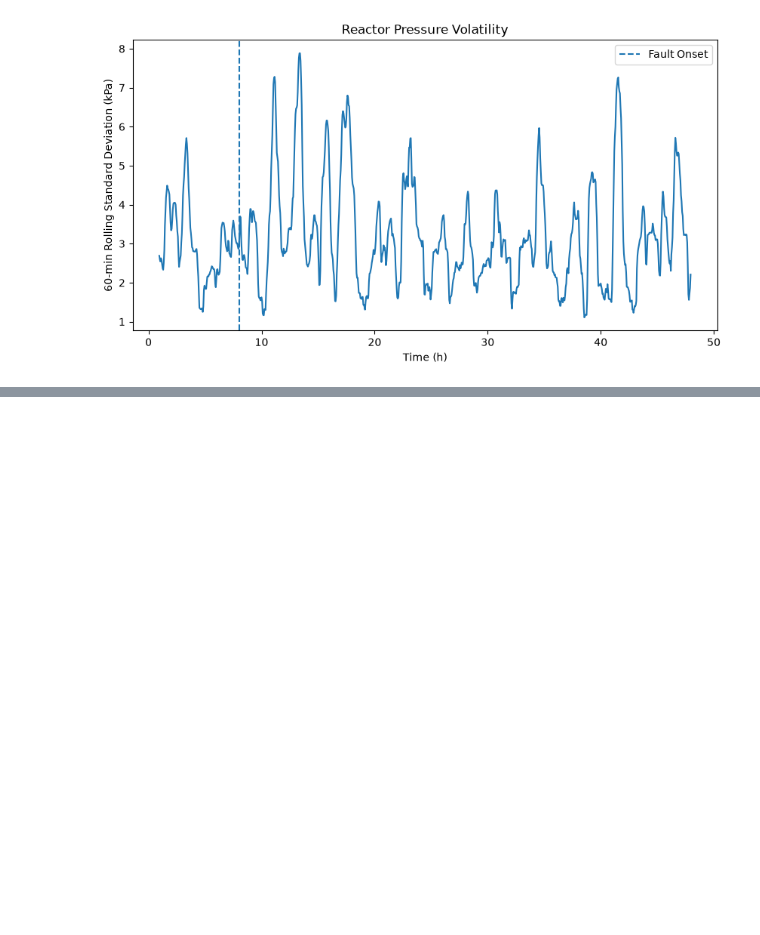
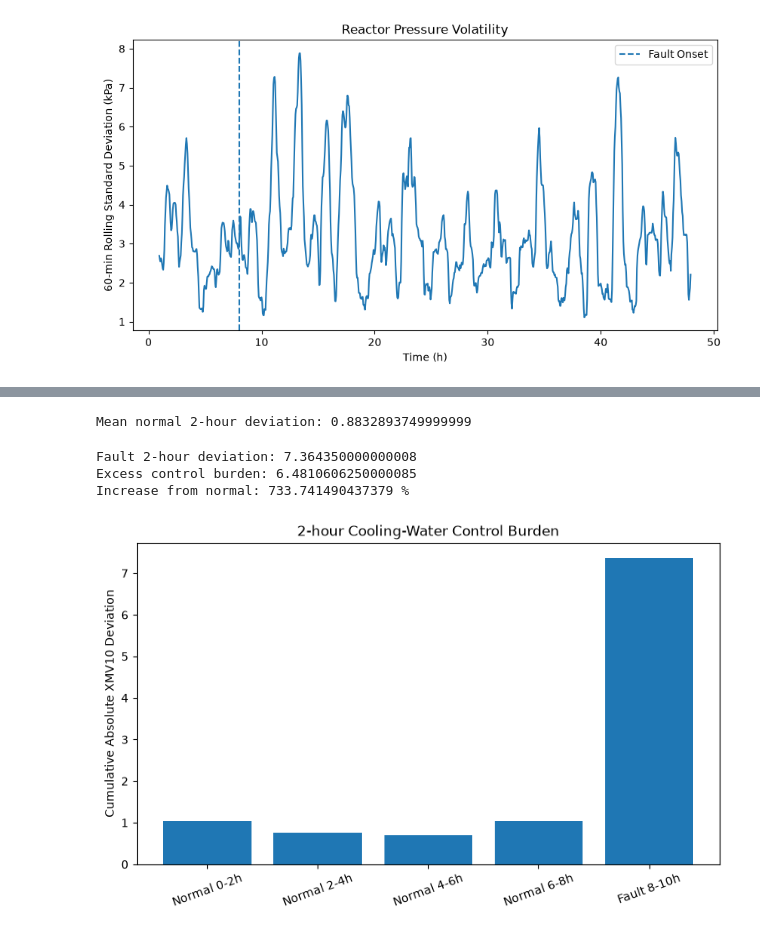
Before and after one commit to zzangminju/tep-cooling-fault-analysis, a Jupyter notebook: analysis.ipynb, the cells around one changed output, grey strips where cells are left out. Saved outputs shown, nothing was run; the diff lists cells and outputs as text; code cells hidden in the pictures; blank space fills up the shorter version.

```diff
--- a/analysis.ipynb
+++ b/analysis.ipynb
@@ -486,0 +665,17 @@ plt.show()
+# %%
+normal_2h_efforts = []
+
+for start_h in [0, 2, 4, 6]:
+    normal_window = df[
+        (df["time_h"] >= start_h) &
+        (df["time_h"] < start_h + 2)
+    ]
+
+    effort = (
+        normal_window["abs_xmv10_deviation"] * dt_h
+    ).sum()
+
+    normal_2h_efforts.append(effort)
+
+print("Normal 2-hour control deviations:")
+print(normal_2h_efforts)
@@ -486,0 +685,62 @@ plt.show()
+# %%
+normal_effort_mean = np.mean(normal_2h_efforts)
+
+print(
+    "Mean normal 2-hour deviation:",
+    normal_effort_mean
+)
+# %% [output]
+Mean normal 2-hour deviation: 0.8832893749999999
+# %%
+excess_control_burden = (
+    cumulative_control_deviation
+    - normal_effort_mean
+)
+
+control_burden_increase = (
+    excess_control_burden
+    / normal_effort_mean
+    * 100
+)
+
+print(
+    "Fault 2-hour deviation:",
+    cumulative_control_deviation
+)
+
+print(
+    "Excess control burden:",
+    excess_control_burden
+)
+
+print(
+    "Increase from normal:",
+    control_burden_increase,
+    "%"
+)
+# %% [output]
+Fault 2-hour deviation: 7.364350000000008
+Excess control burden: 6.4810606250000085
+Increase from normal: 733.741490437379 %
+# %%
+labels = ["Normal 0-2h", "Normal 2-4h", "Normal 4-6h", "Normal 6-8h", "Fault 8-10h"]
+
+values = normal_2h_efforts + [cumulative_control_deviation]
+
+plt.figure(figsize=(9, 5))
+plt.bar(labels, values)
+
+plt.ylabel("Cumulative Absolute XMV10 Deviation")
+plt.title("2-hour Cooling-Water Control Burden")
+
+plt.xticks(rotation=20)
+
+plt.savefig(
+    "images/08_control_burden.png",
+    dpi=150,
+    bbox_inches="tight"
+)
+
+plt.show()
+# %% [output]
+[figure, added]
```
Also changed, not shown: parts of 55 cells of this notebook, 8 other files.
